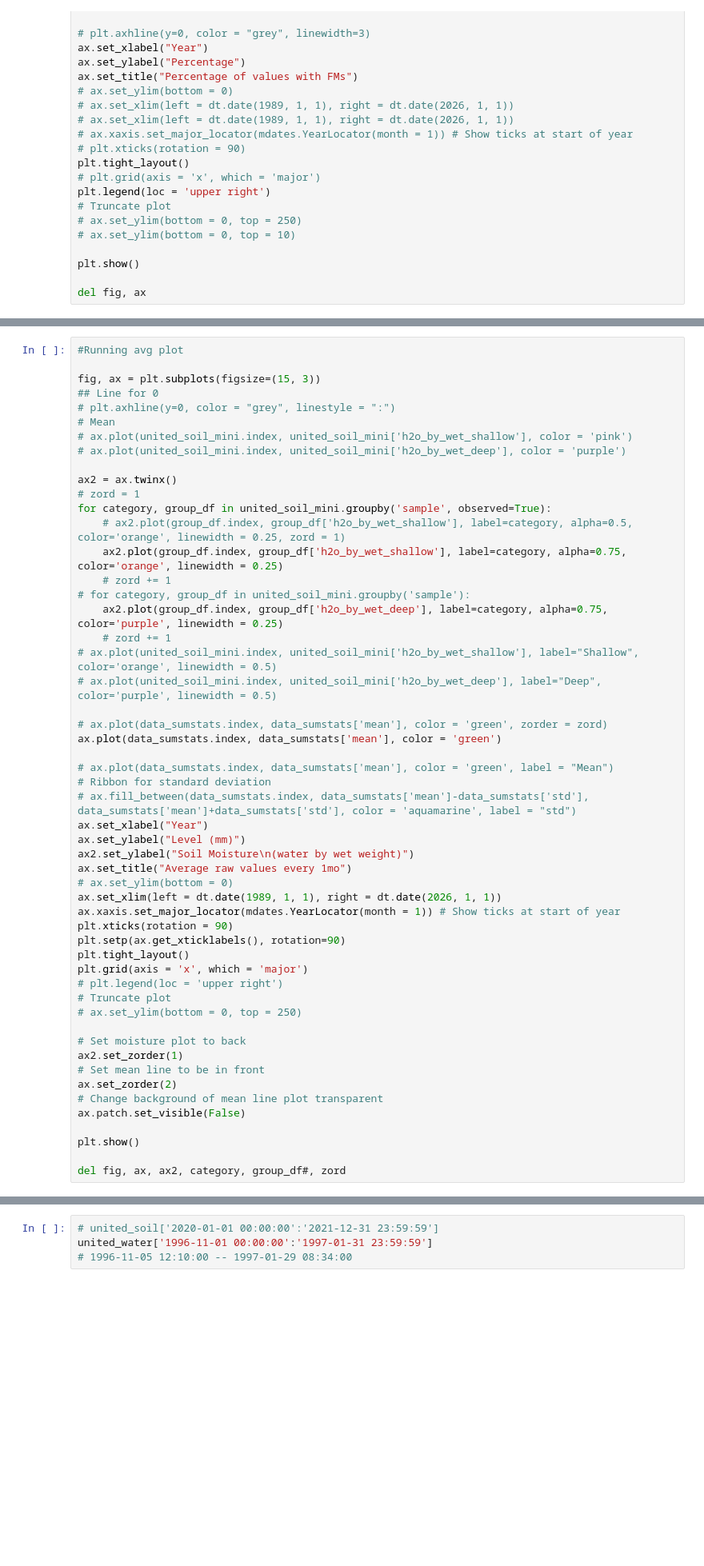
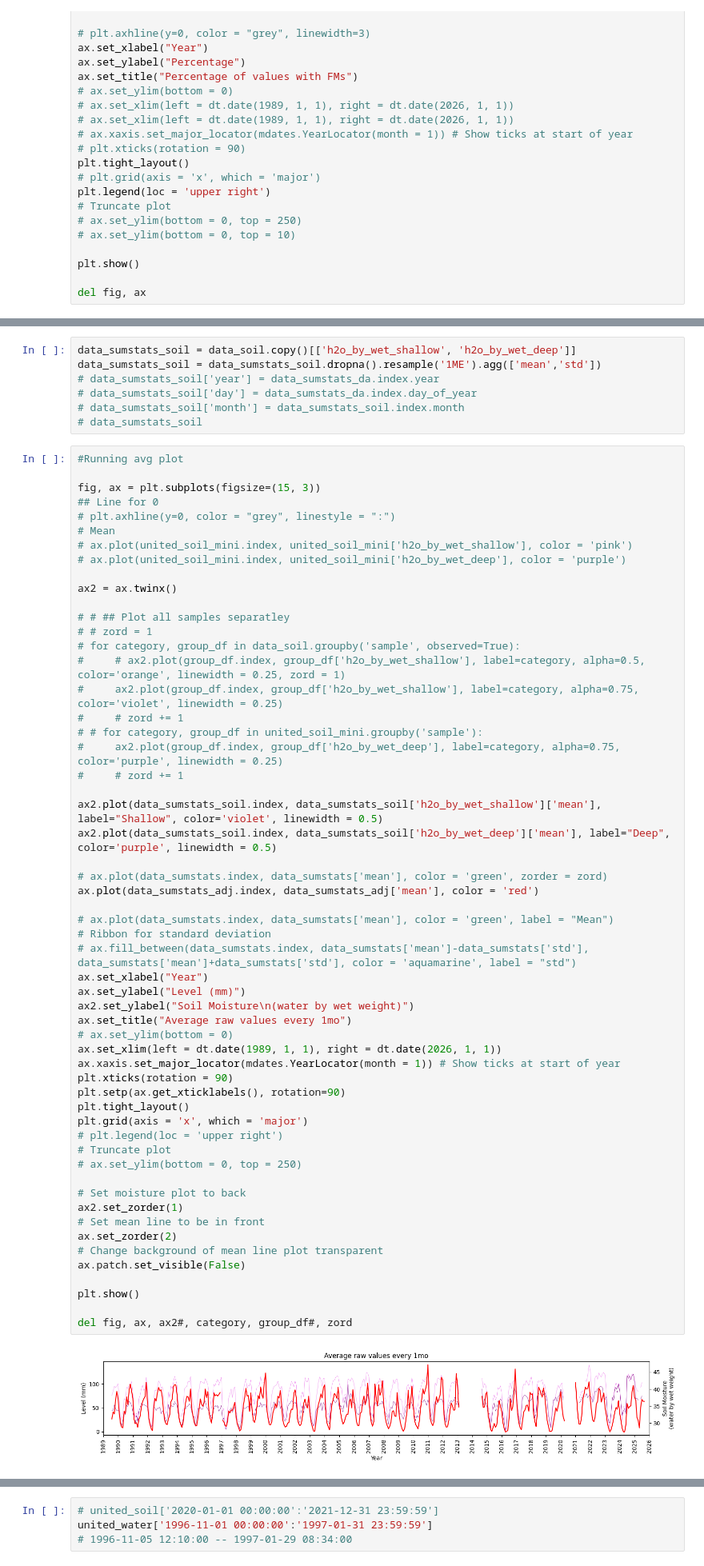
Before and after one commit to gmcginnis/info-698-capstone, a Jupyter notebook: code/02_eda.ipynb, the cells around one changed output, grey strips where cells are left out. Shown at 80% size. Drawn from its saved outputs; the diff is of its cells as text; blank space fills up the shorter version.

```diff
--- a/code/02_eda.ipynb
+++ b/code/02_eda.ipynb
@@ -526,3 +602,10 @@ del fig, ax, yr#, axs
+# %%
+data_sumstats_soil = data_soil.copy()[['h2o_by_wet_shallow', 'h2o_by_wet_deep']]
+data_sumstats_soil = data_sumstats_soil.dropna().resample('1ME').agg(['mean','std'])
+# data_sumstats_soil['year'] = data_sumstats_da.index.year
+# data_sumstats_soil['day'] = data_sumstats_da.index.day_of_year
+# data_sumstats_soil['month'] = data_sumstats_soil.index.month
+# data_sumstats_soil
 # %%
 #Running avg plot
 
@@ -534,48 +617,53 @@ fig, ax = plt.subplots(figsize=(15, 3))
 # ax.plot(united_soil_mini.index, united_soil_mini['h2o_by_wet_deep'], color = 'purple')
 
 ax2 = ax.twinx()
-# zord = 1
-for category, group_df in united_soil_mini.groupby('sample', observed=True):
-    # ax2.plot(group_df.index, group_df['h2o_by_wet_shallow'], label=category, alpha=0.5, color='orange', linewidth = 0.25, zord = 1)
-    ax2.plot(group_df.index, group_df['h2o_by_wet_shallow'], label=category, alpha=0.75, color='orange', linewidth = 0.25)
-    # zord += 1
-# for category, group_df in united_soil_mini.groupby('sample'):
-    ax2.plot(group_df.index, group_df['h2o_by_wet_deep'], label=category, alpha=0.75, color='purple', linewidth = 0.25)
-    # zord += 1
-# ax.plot(united_soil_mini.index, united_soil_mini['h2o_by_wet_shallow'], label="Shallow", color='orange', linewidth = 0.5)
-# ax.plot(united_soil_mini.index, united_soil_mini['h2o_by_wet_deep'], label="Deep", color='purple', linewidth = 0.5)
+
+# # ## Plot all samples separatley
+# # zord = 1
+# for category, group_df in data_soil.groupby('sample', observed=True):
+#     # ax2.plot(group_df.index, group_df['h2o_by_wet_shallow'], label=category, alpha=0.5, color='orange', linewidth = 0.25, zord = 1)
+#     ax2.plot(group_df.index, group_df['h2o_by_wet_shallow'], label=category, alpha=0.75, color='violet', linewidth = 0.25)
+#     # zord += 1
+# # for category, group_df in united_soil_mini.groupby('sample'):
+#     ax2.plot(group_df.index, group_df['h2o_by_wet_deep'], label=category, alpha=0.75, color='purple', linewidth = 0.25)
+#     # zord += 1
+
+ax2.plot(data_sumstats_soil.index, data_sumstats_soil['h2o_by_wet_shallow']['mean'], label="Shallow", color='violet', linewidth = 0.5)
+ax2.plot(data_sumstats_soil.index, data_sumstats_soil['h2o_by_wet_deep']['mean'], label="Deep", color='purple', linewidth = 0.5)
 
 # ax.plot(data_sumstats.index, data_sumstats['mean'], color = 'green', zorder = zord)
-ax.plot(data_sumstats.index, data_sumstats['mean'], color = 'green')
+ax.plot(data_sumstats_adj.index, data_sumstats_adj['mean'], color = 'red')
 
 # ax.plot(data_sumstats.index, data_sumstats['mean'], color = 'green', label = "Mean")
 # Ribbon for standard deviation
 # ax.fill_between(data_sumstats.index, data_sumstats['mean']-data_sumstats['std'], data_sumstats['mean']+data_sumstats['std'], color = 'aquamarine', label = "std")
 ax.set_xlabel("Year")
 ax.set_ylabel("Level (mm)")
 ax2.set_ylabel("Soil Moisture\n(water by wet weight)")
 ax.set_title("Average raw values every 1mo")
 # ax.set_ylim(bottom = 0)
 ax.set_xlim(left = dt.date(1989, 1, 1), right = dt.date(2026, 1, 1))
 ax.xaxis.set_major_locator(mdates.YearLocator(month = 1)) # Show ticks at start of year
 plt.xticks(rotation = 90)
 plt.setp(ax.get_xticklabels(), rotation=90)
 plt.tight_layout()
 plt.grid(axis = 'x', which = 'major')
 # plt.legend(loc = 'upper right')
 # Truncate plot
 # ax.set_ylim(bottom = 0, top = 250)
 
 # Set moisture plot to back
 ax2.set_zorder(1)
 # Set mean line to be in front
 ax.set_zorder(2)
 # Change background of mean line plot transparent
 ax.patch.set_visible(False)
 
 plt.show()
 
-del fig, ax, ax2, category, group_df#, zord
+del fig, ax, ax2#, category, group_df#, zord
+# %% [output]
+[figure, added]
 # %%
 # # united_soil[('h2o_by_wet_shallow', 'h2o_by_wet_deep')]#.resample('1YE').agg(['mean', 'std'])
 # # united_sumstats_soil = pd.DataFrame()
```
Also changed, not shown: parts of 8 cells of this notebook.
